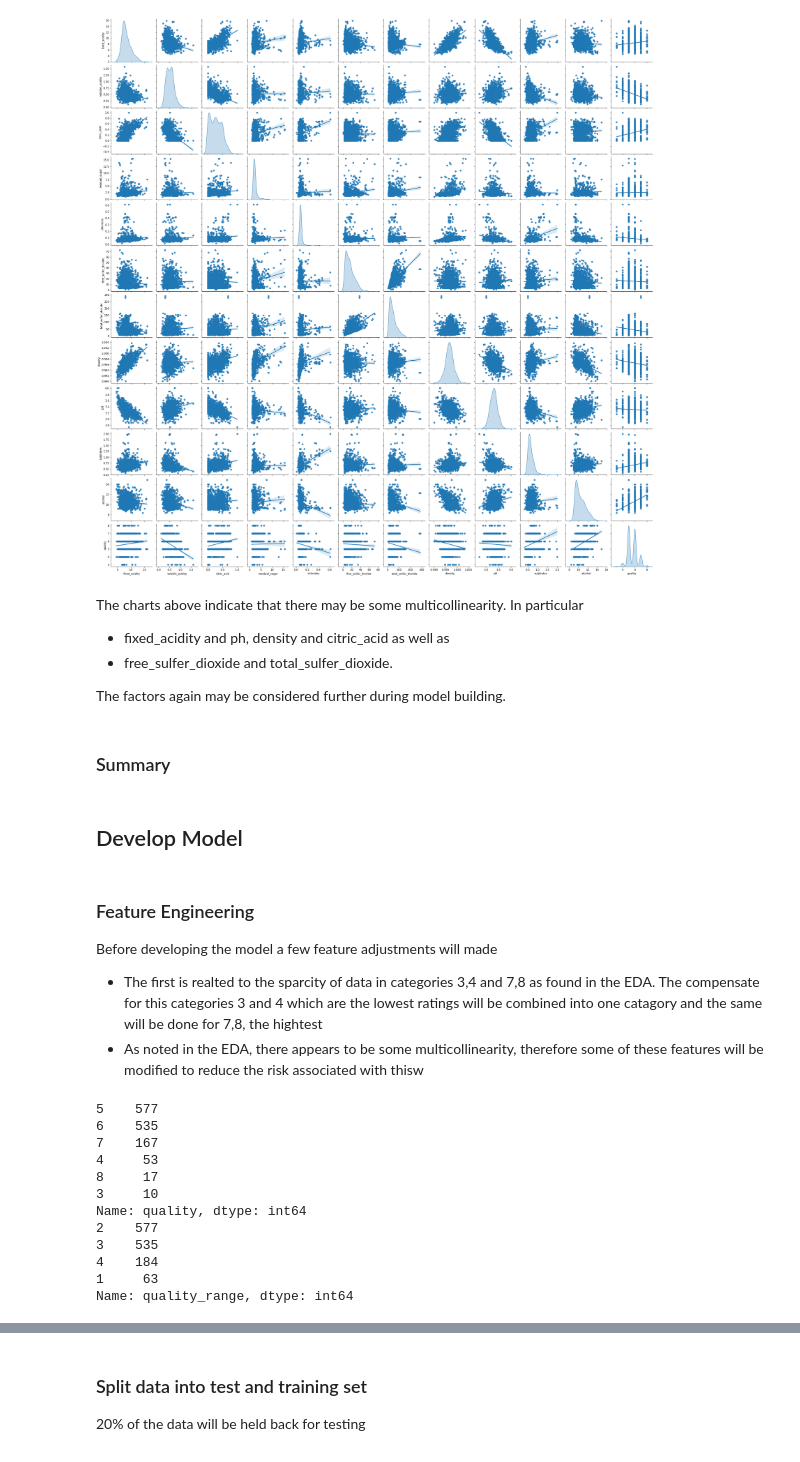
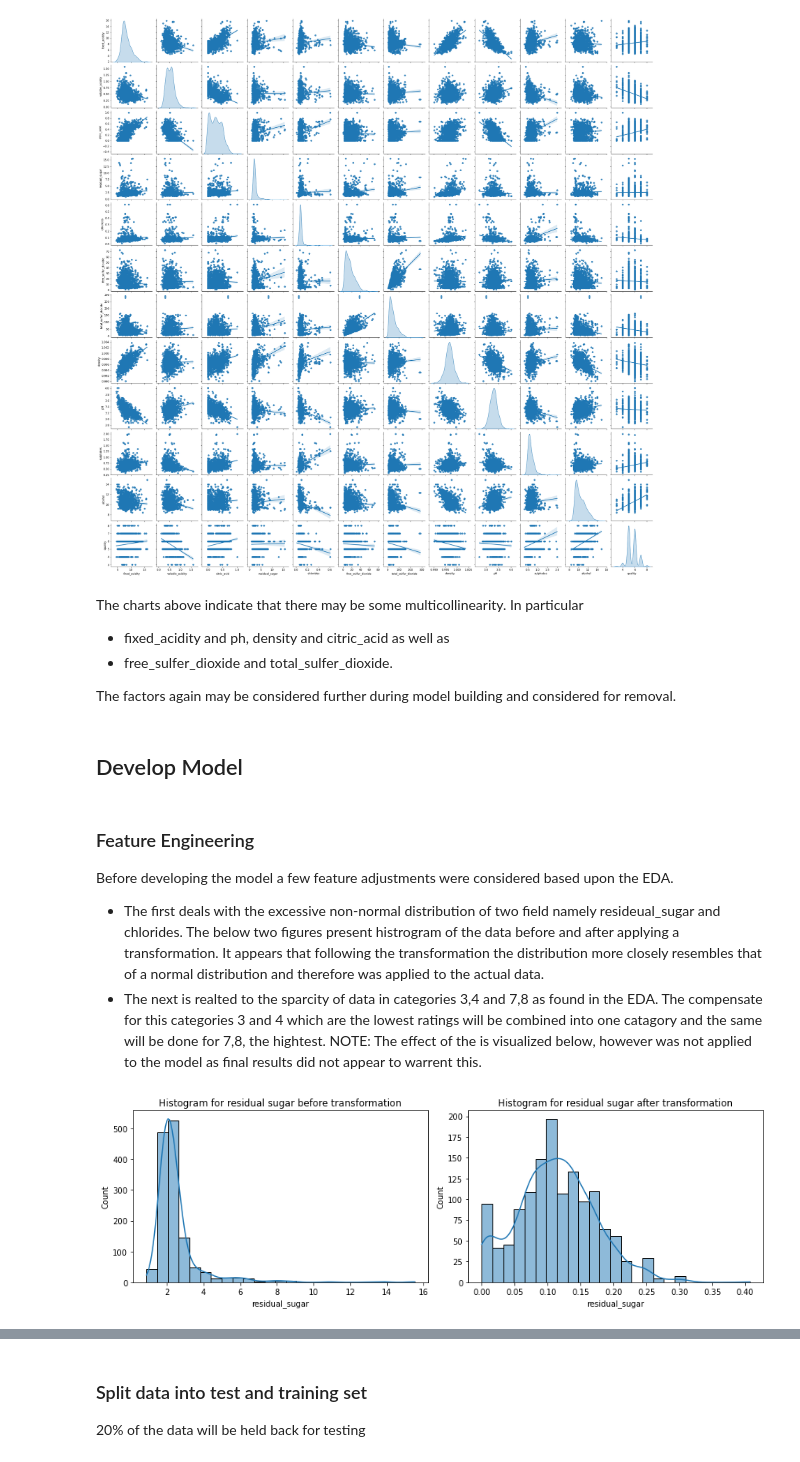
Before and after one commit to cfbieder/CSCA-5622-Supervised-Learning-Final-Project, a Jupyter notebook: Wine_Quality.ipynb, the cells around one changed output, grey strips where cells are left out. Drawn from its saved outputs; the diff is of its cells as text; code cells hidden in the pictures.

```diff
--- a/Wine_Quality.ipynb
+++ b/Wine_Quality.ipynb
@@ -221,36 +236,26 @@ The charts above indicate that there may be some multicollinearity.  In particul
 * fixed_acidity and ph, density and citric_acid as well as
 * free_sulfer_dioxide and total_sulfer_dioxide.
 
-The factors again may be considered further during model building.
+The factors again may be considered further during model building and considered for removal.
-# %% [markdown]
-### Summary
 # %% [markdown]
 ## Develop Model
 # %% [markdown]
 ### Feature Engineering
-Before developing the model a few feature adjustments will made
-* The first is realted to the sparcity of data in categories 3,4 and 7,8 as found in the EDA.  The compensate for this categories 3 and 4 which are the lowest ratings will be combined into one catagory and the same will be done for 7,8, the hightest
-* As noted in the EDA, there appears to be some multicollinearity, therefore some of these features will be modified to reduce the risk associated with thisw
+Before developing the model a few feature adjustments were considered based upon the EDA.
+
+* The first deals with the excessive non-normal distribution of two field namely resideual_sugar and chlorides.  The below two figures present histrogram of the data before and after applying a transformation.  It appears that following the transformation the distribution more closely resembles that of a normal distribution  and therefore was applied to the actual data.
+* The next is realted to the sparcity of data in categories 3,4 and 7,8 as found in the EDA.  The compensate for this categories 3 and 4 which are the lowest ratings will be combined into one catagory and the same will be done for 7,8, the hightest.  NOTE: The effect of the is visualized below, however was not applied to the model as final results did not appear to warrent this.
-# %%
-wine["quality_range"] = pd.cut(wine["quality"],
-                                 bins=[-np.inf, 4, 5,6, np.inf],
-                                 labels=[1,2,3,4])
-# 1 = poor wine
-# 2 = below average wine
-# 3 = average wine
-# 4 = above average wine
-print (wine["quality"].value_counts())
-print (wine["quality_range"].value_counts())
-# %% [output]
-5    577
-6    535
-7    167
-4     53
-8     17
-3     10
-Name: quality, dtype: int64
-2    577
-3    535
-4    184
-1     63
-Name: quality_range, dtype: int64
+# %%
+df = wine
+plt.figure(figsize=(12,4))
+plt.subplot(1,2,1)
+sns.histplot(x=df['residual_sugar'], data=wine,bins=25,kde=True)
+plt.title("Histogram for residual sugar before transformation")
+plt.tight_layout()
+
+plt.subplot(1,2,2)
+sns.histplot(x=1/(np.exp(df['residual_sugar'])), data=wine,bins=25,kde=True)
+plt.title("Histogram for residual sugar after transformation")
+plt.tight_layout()
+# %% [output]
+[figure, added]
```
Also changed, not shown: parts of 36 cells of this notebook, 1 other file.
